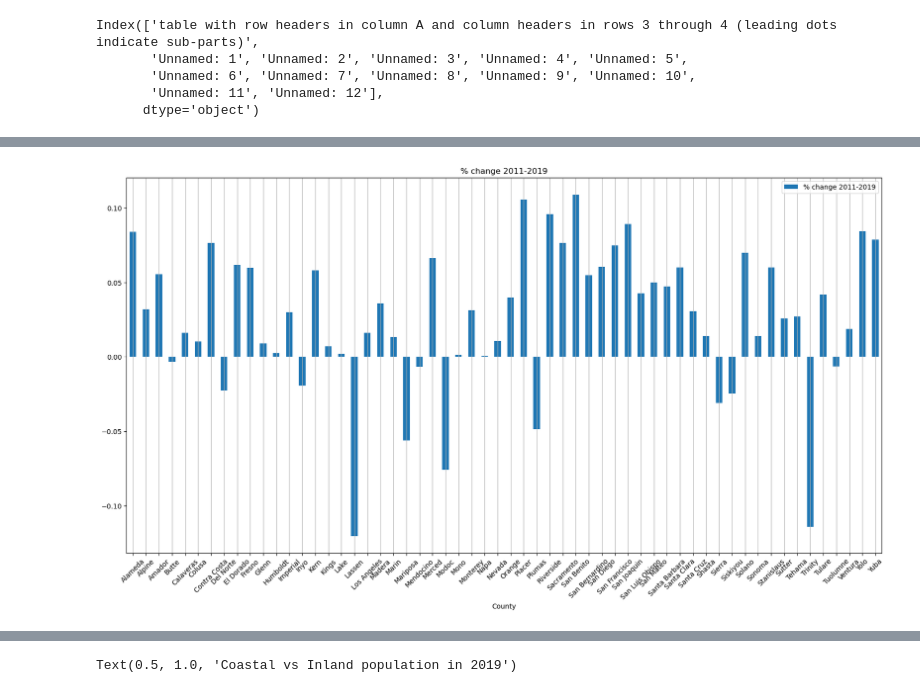
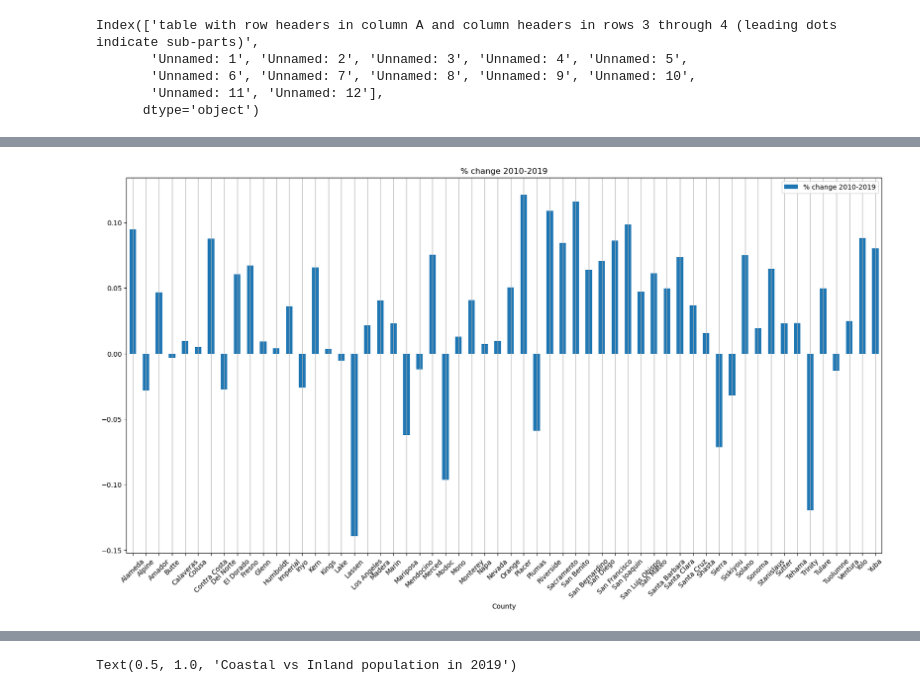
Before and after one commit to davidixonn/CaliforniaDreaming, a Jupyter notebook: Cristian.ipynb, the cells around one changed output, grey strips where cells are left out. Saved outputs shown, nothing was run; the diff lists cells and outputs as text; code cells hidden in the pictures.

```diff
--- a/Cristian.ipynb
+++ b/Cristian.ipynb
@@ -71,0 +96,2 @@ Text(0, 0.5, '% Comparison')
+# %%
+county_populationv3['2010']=pd.to_numeric(county_populationv3['2010'])
@@ -72,6 +115,6 @@ Text(0, 0.5, '% Comparison')
 # %%
-percent_change = ((county_populationv3['2019']) - (county_populationv3['2011'])) / ((county_populationv3['2019']))
-county_populationv3['% change 2011-2019'] = percent_change
+percent_change = ((county_populationv3['2019']) - (county_populationv3['2010'])) / ((county_populationv3['2019']))
+county_populationv3['% change 2010-2019'] = percent_change
 
 county_populationv3.head()
 # %% [output]
@@ -84,7 +127,7 @@ county_populationv3.head()
 # %%
-county_populationv3.plot( 'County' , '% change 2011-2019', kind='bar', rot=45, figsize=(20,10))
-plt.title("% change 2011-2019")
+county_populationv3.plot( 'County' , '% change 2010-2019', kind='bar', rot=45, figsize=(20,10))
+plt.title("% change 2010-2019")
 plt.grid(axis='x')
 # %% [output]
-[figure, old version]
+[figure, new version]
 # %%
```
Also changed, not shown: parts of 8 cells of this notebook, 1 other file.
